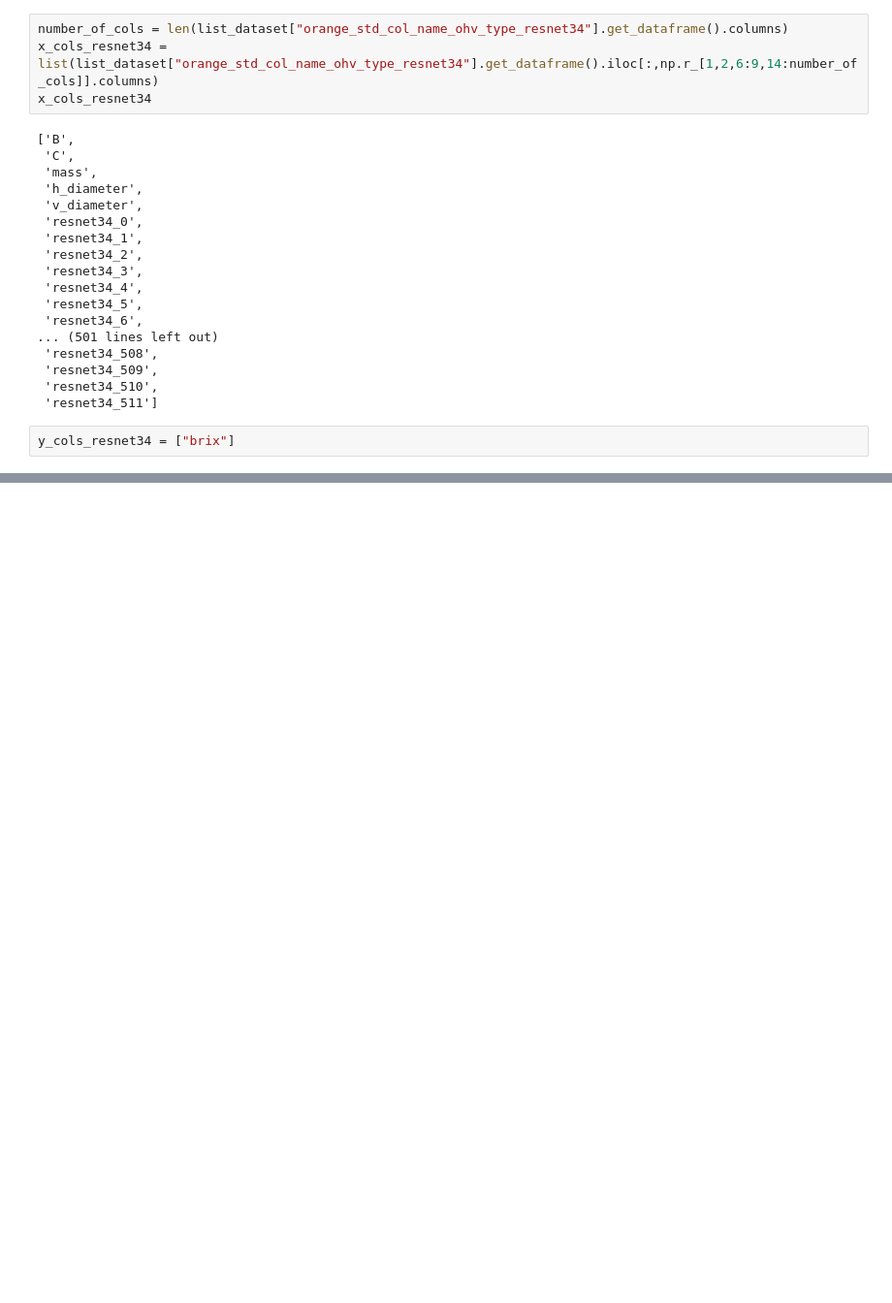
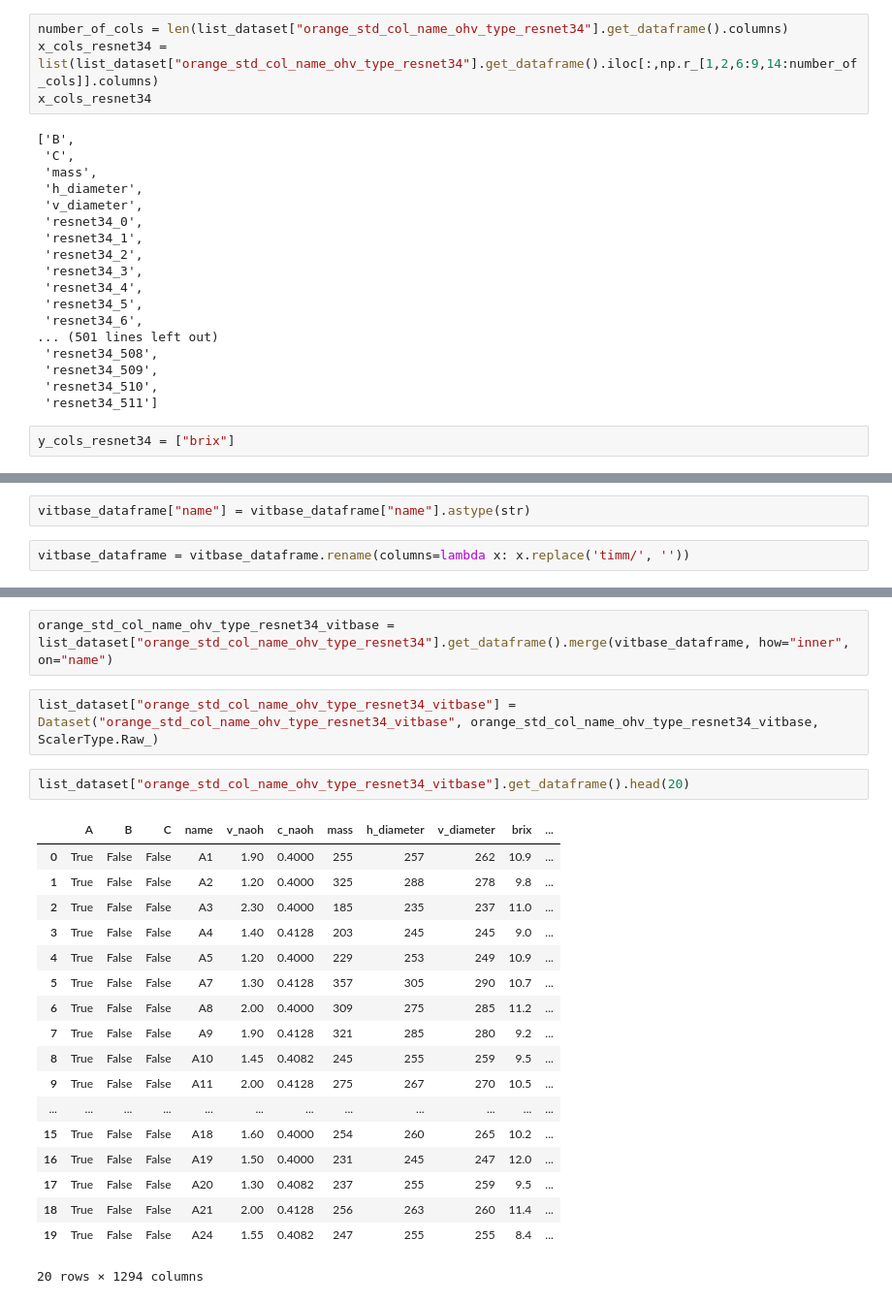
Before and after one commit to DucTrung1802/DS, a Jupyter notebook: Orange/orange.ipynb, the cells around one changed output, grey strips where cells are left out. Shown at 97% size. Saved outputs shown, nothing was run; the diff lists cells and outputs as text; blank space fills up the shorter version.

```diff
--- a/Orange/orange.ipynb
+++ b/Orange/orange.ipynb
@@ -1102,0 +1182,4 @@ y_cols_resnet34 = ["brix"]
+# %%
+vitbase_dataframe["name"] = vitbase_dataframe["name"].astype(str)
+# %%
+vitbase_dataframe = vitbase_dataframe.rename(columns=lambda x: x.replace('timm/', ''))
@@ -1102,0 +1207,25 @@ y_cols_resnet34 = ["brix"]
+# %%
+orange_std_col_name_ohv_type_resnet34_vitbase = list_dataset["orange_std_col_name_ohv_type_resnet34"].get_dataframe().merge(vitbase_dataframe, how="inner", on="name")
+# %%
+list_dataset["orange_std_col_name_ohv_type_resnet34_vitbase"] = Dataset("orange_std_col_name_ohv_type_resnet34_vitbase", orange_std_col_name_ohv_type_resnet34_vitbase, ScalerType.Raw_)
+# %%
+list_dataset["orange_std_col_name_ohv_type_resnet34_vitbase"].get_dataframe().head(20)
+# %% [output]
+|  | A | B | C | name | v_naoh | c_naoh | mass | h_diameter | v_diameter | brix | ... |
+| 0 | True | False | False | A1 | 1.90 | 0.4000 | 255 | 257 | 262 | 10.9 | ... |
+| 1 | True | False | False | A2 | 1.20 | 0.4000 | 325 | 288 | 278 | 9.8 | ... |
+| 2 | True | False | False | A3 | 2.30 | 0.4000 | 185 | 235 | 237 | 11.0 | ... |
+| 3 | True | False | False | A4 | 1.40 | 0.4128 | 203 | 245 | 245 | 9.0 | ... |
+| 4 | True | False | False | A5 | 1.20 | 0.4000 | 229 | 253 | 249 | 10.9 | ... |
+| 5 | True | False | False | A7 | 1.30 | 0.4128 | 357 | 305 | 290 | 10.7 | ... |
+| 6 | True | False | False | A8 | 2.00 | 0.4000 | 309 | 275 | 285 | 11.2 | ... |
+| 7 | True | False | False | A9 | 1.90 | 0.4128 | 321 | 285 | 280 | 9.2 | ... |
+| 8 | True | False | False | A10 | 1.45 | 0.4082 | 245 | 255 | 259 | 9.5 | ... |
+| 9 | True | False | False | A11 | 2.00 | 0.4128 | 275 | 267 | 270 | 10.5 | ... |
+| ... | ... | ... | ... | ... | ... | ... | ... | ... | ... | ... | ... |
+| 15 | True | False | False | A18 | 1.60 | 0.4000 | 254 | 260 | 265 | 10.2 | ... |
+| 16 | True | False | False | A19 | 1.50 | 0.4000 | 231 | 245 | 247 | 12.0 | ... |
+| 17 | True | False | False | A20 | 1.30 | 0.4082 | 237 | 255 | 259 | 9.5 | ... |
+| 18 | True | False | False | A21 | 2.00 | 0.4128 | 256 | 263 | 260 | 11.4 | ... |
+| 19 | True | False | False | A24 | 1.55 | 0.4082 | 247 | 255 | 255 | 8.4 | ... |
+20 rows × 1294 columns
```
Also changed, not shown: parts of 19 cells of this notebook.
